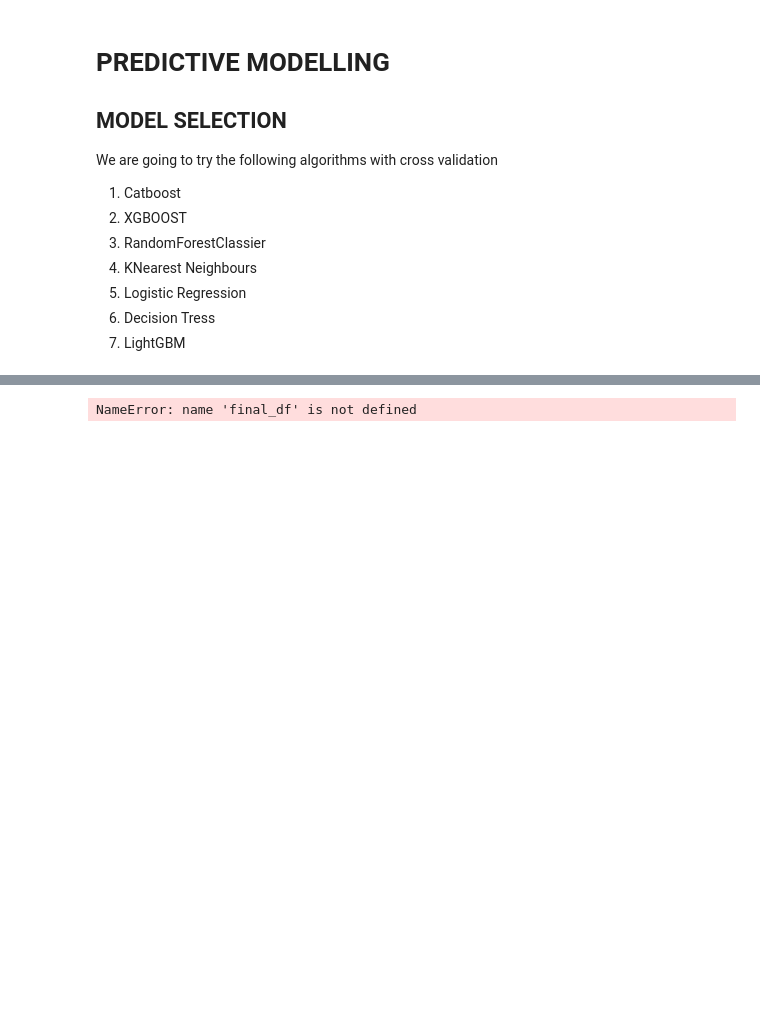
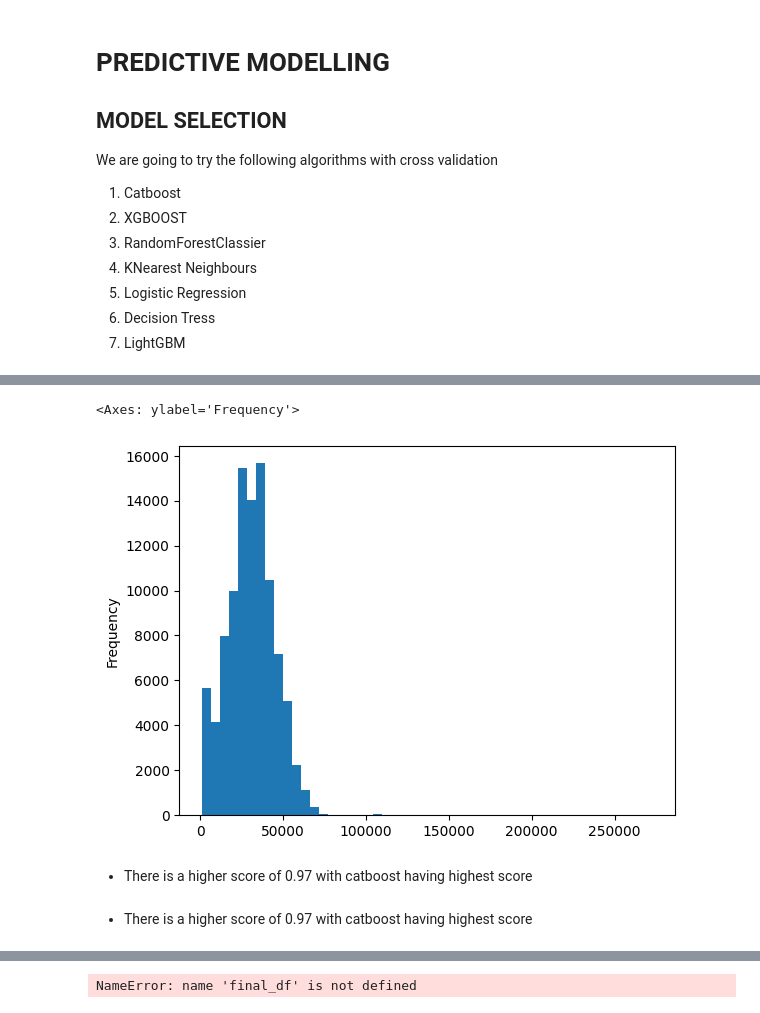
Before and after one commit to Augah2001/Data-Science-Competion-Question-and-Data, a Jupyter notebook: credit_risk.ipynb, the cells around one changed output, grey strips where cells are left out. Cells and saved outputs as stored; diff of their text form; code cells hidden in the pictures; blank space fills up the shorter version.

```diff
--- a/credit_risk.ipynb
+++ b/credit_risk.ipynb
@@ -910,0 +899,5 @@ dd
+# %%
+X['loan_amount'].plot.hist(bins= 50)
+# %% [output]
+<Axes: ylabel='Frequency'>
+[figure, added]
@@ -910,0 +910,2 @@ dd
+# %% [markdown]
+* There is a higher score of 0.97 with catboost having highest score
@@ -910,0 +917,2 @@ dd
+# %% [markdown]
+* There is a higher score of 0.97 with catboost having highest score
```
Also changed, not shown: parts of 19 cells of this notebook, 5 other files.
